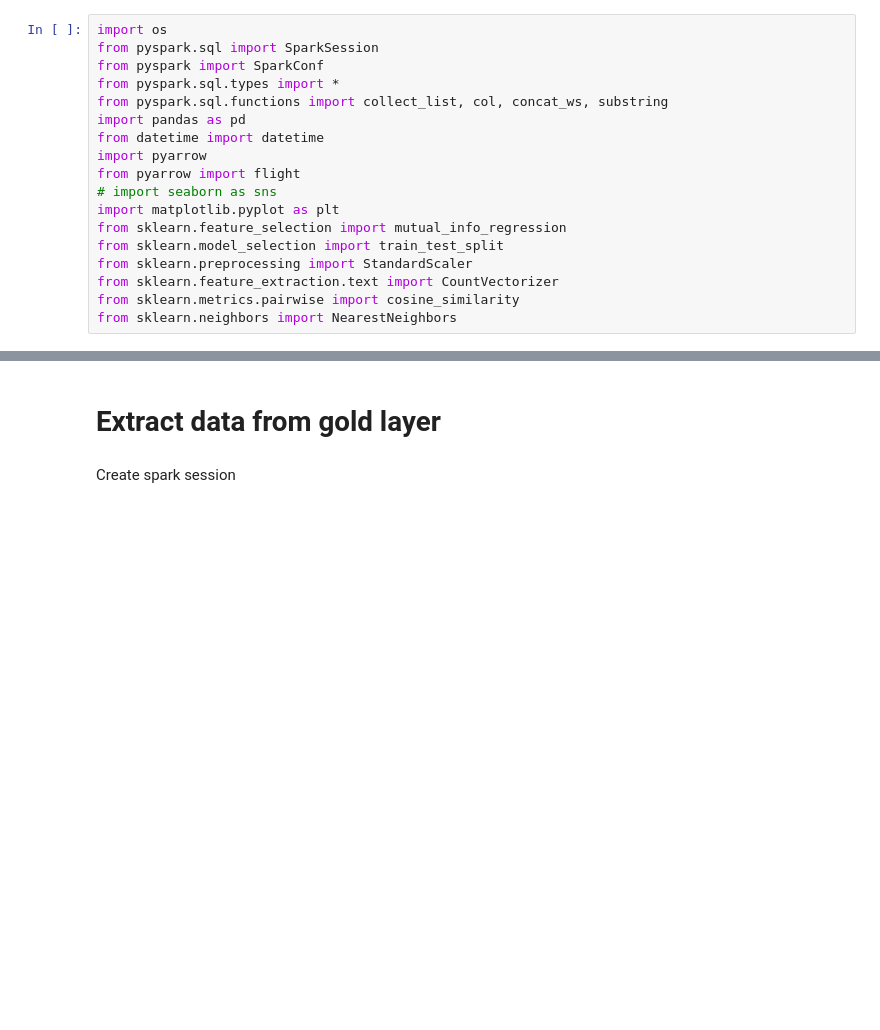
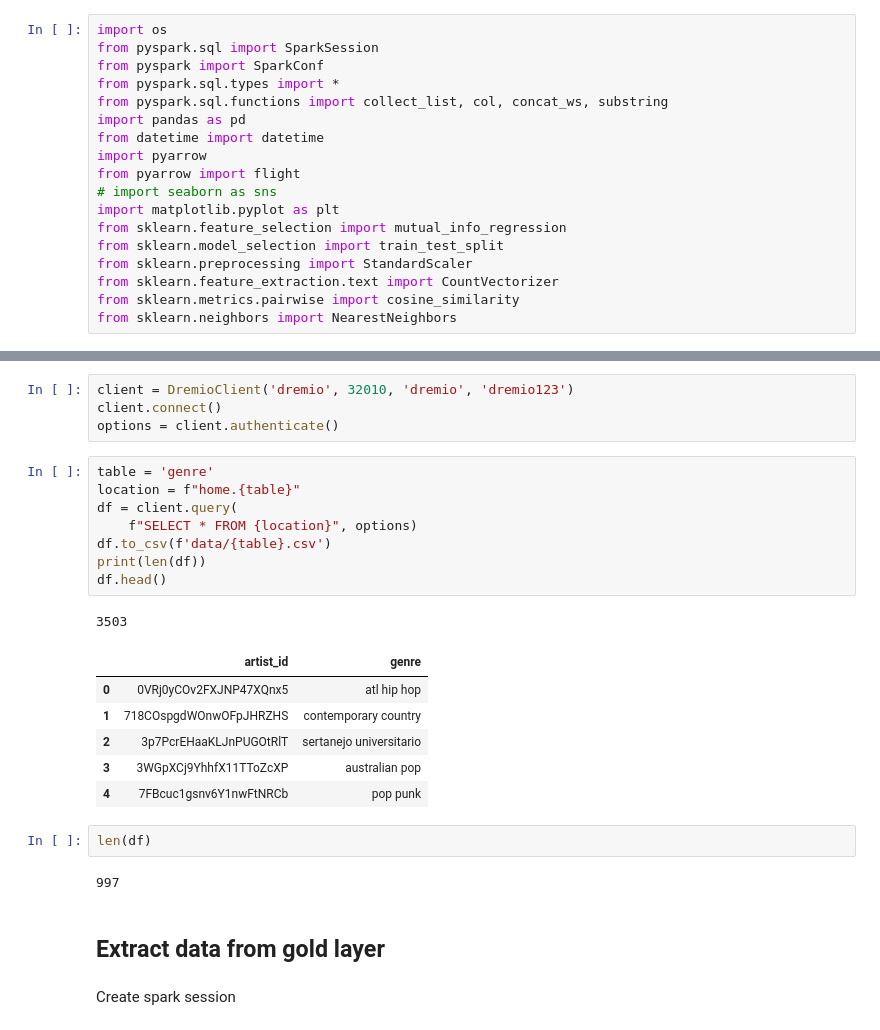
Before and after one commit to PhongHuynh0394/Spotify-Analysis-with-PySpark, a Jupyter notebook: workspace/EDA.ipynb, the cells around one changed output, grey strips where cells are left out. Drawn from its saved outputs; the diff is of its cells as text; blank space fills up the shorter version.

Commit message:
added silver layer in notebook

```diff
--- a/workspace/EDA.ipynb
+++ b/workspace/EDA.ipynb
@@ -45,5 +679,29 @@ from sklearn.neighbors import NearestNeighbors
+# %%
+client = DremioClient('dremio', 32010, 'dremio', 'dremio123')
+client.connect()
+options = client.authenticate()
+# %%
+table = 'genre'
+location = f"home.{table}"
+df = client.query(
+    f"SELECT * FROM {location}", options)
+df.to_csv(f'data/{table}.csv')
+print(len(df))
+df.head()
+# %% [output]
+3503
+|  | artist_id | genre |
+| 0 | 0VRj0yCOv2FXJNP47XQnx5 | atl hip hop |
+| 1 | 718COspgdWOnwOFpJHRZHS | contemporary country |
+| 2 | 3p7PcrEHaaKLJnPUGOtRlT | sertanejo universitario |
+| 3 | 3WGpXCj9YhhfX11TToZcXP | australian pop |
+| 4 | 7FBcuc1gsnv6Y1nwFtNRCb | pop punk |
+# %%
+len(df)
+# %% [output]
+997
 # %% [markdown]
-# Extract data from gold layer
+## Extract data from gold layer
 # %% [markdown]
 Create spark session
 # %%
```
Also changed, not shown: parts of 72 cells of this notebook, 3 other files.
